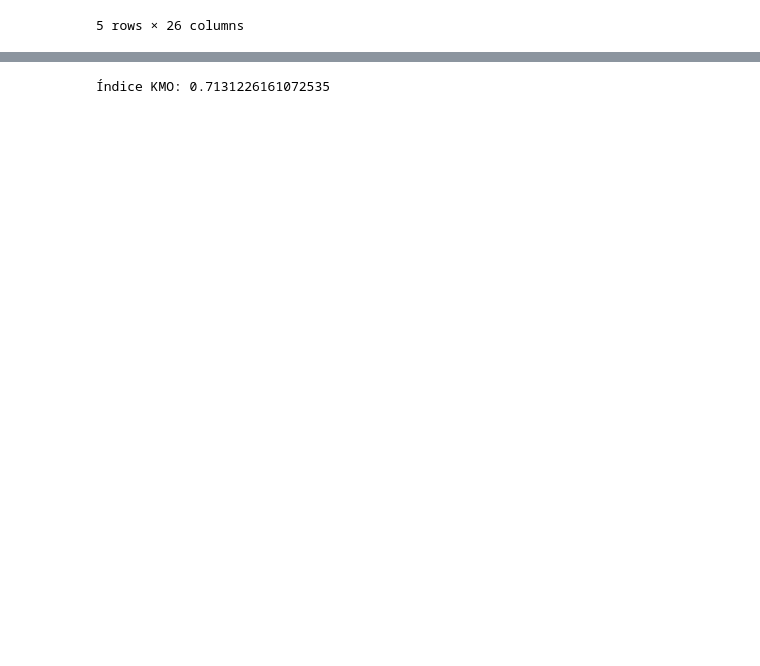
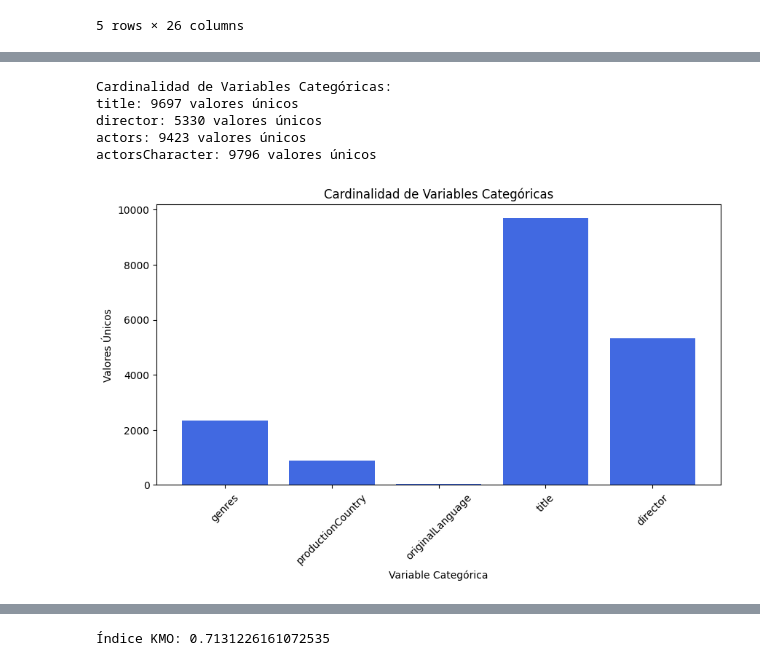
Before and after one commit to michellemej22596/HT2-MineriaDeDatos, a Jupyter notebook: PCA.ipynb, the cells around one changed output, grey strips where cells are left out. Saved outputs shown, nothing was run; the diff lists cells and outputs as text; code cells hidden in the pictures; blank space fills up the shorter version.

```diff
--- a/PCA.ipynb
+++ b/PCA.ipynb
@@ -64,0 +117,29 @@ Valor p: 0.0
+# %%
+# ------ Calcular Cardinalidad de Variables Categóricas ------
+categorical_columns = ["title", "director", "actors", "actorsCharacter"]
+cardinality = {col: df[col].nunique() for col in categorical_columns}
+
+# Mostrar resultados
+print("Cardinalidad de Variables Categóricas:")
+for col, unique_values in cardinality.items():
+    print(f"{col}: {unique_values} valores únicos")
+
+# ------ Graficar la Cardinalidad de Variables Categóricas ------
+selected_categorical_vars = ["genres", "productionCountry", "originalLanguage", "title", "director"]
+cardinality_analysis = {col: df[col].nunique() for col in selected_categorical_vars}
+cardinality_df = pd.DataFrame(list(cardinality_analysis.items()), columns=["Variable", "Valores Únicos"])
+
+plt.figure(figsize=(10,5))
+plt.bar(cardinality_df["Variable"], cardinality_df["Valores Únicos"], color="royalblue")
+plt.xlabel("Variable Categórica")
+plt.ylabel("Valores Únicos")
+plt.title("Cardinalidad de Variables Categóricas")
+plt.xticks(rotation=45)
+plt.show()
+# %% [output]
+Cardinalidad de Variables Categóricas:
+title: 9697 valores únicos
+director: 5330 valores únicos
+actors: 9423 valores únicos
+actorsCharacter: 9796 valores únicos
+[figure, added]
```
Also changed, not shown: parts of 17 cells of this notebook.
